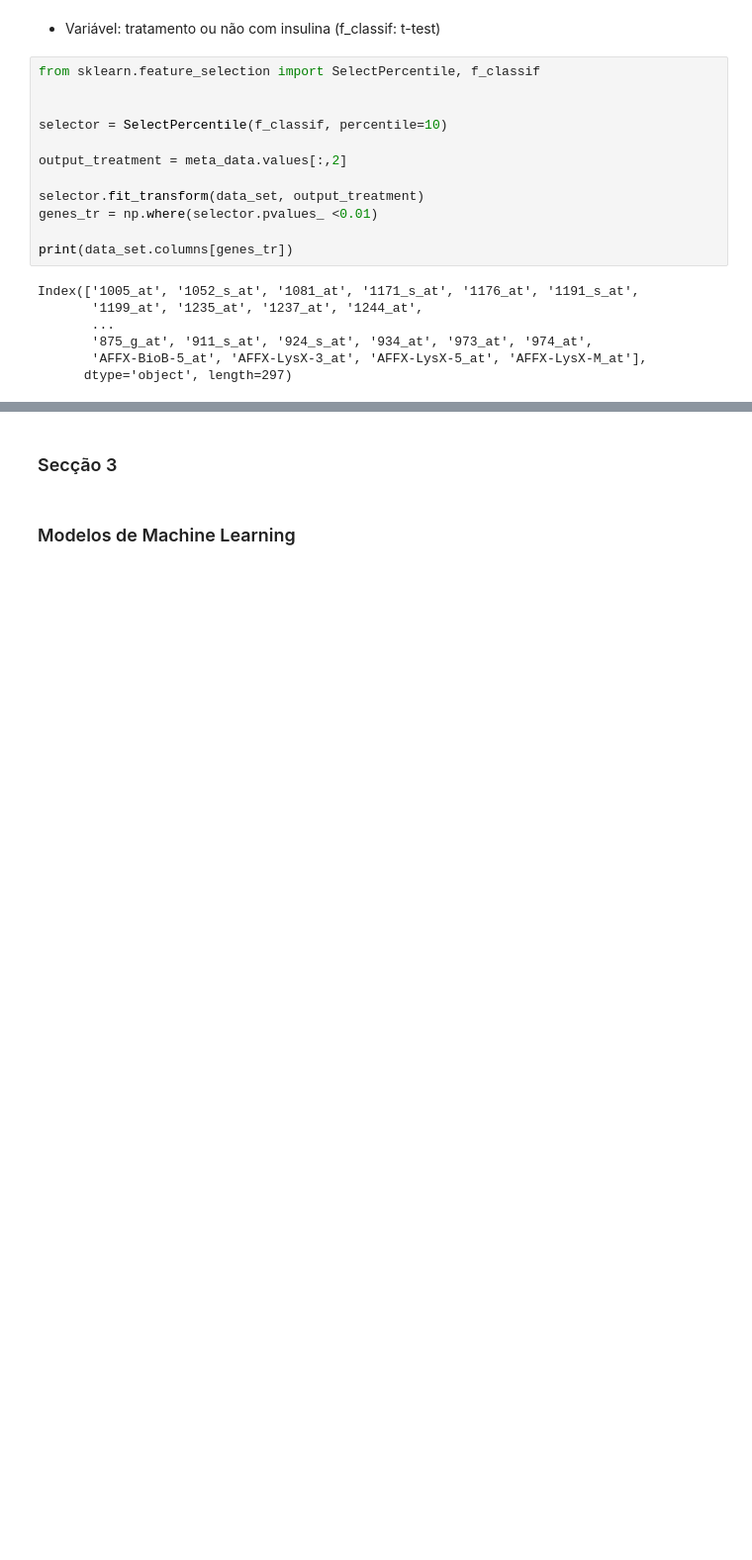
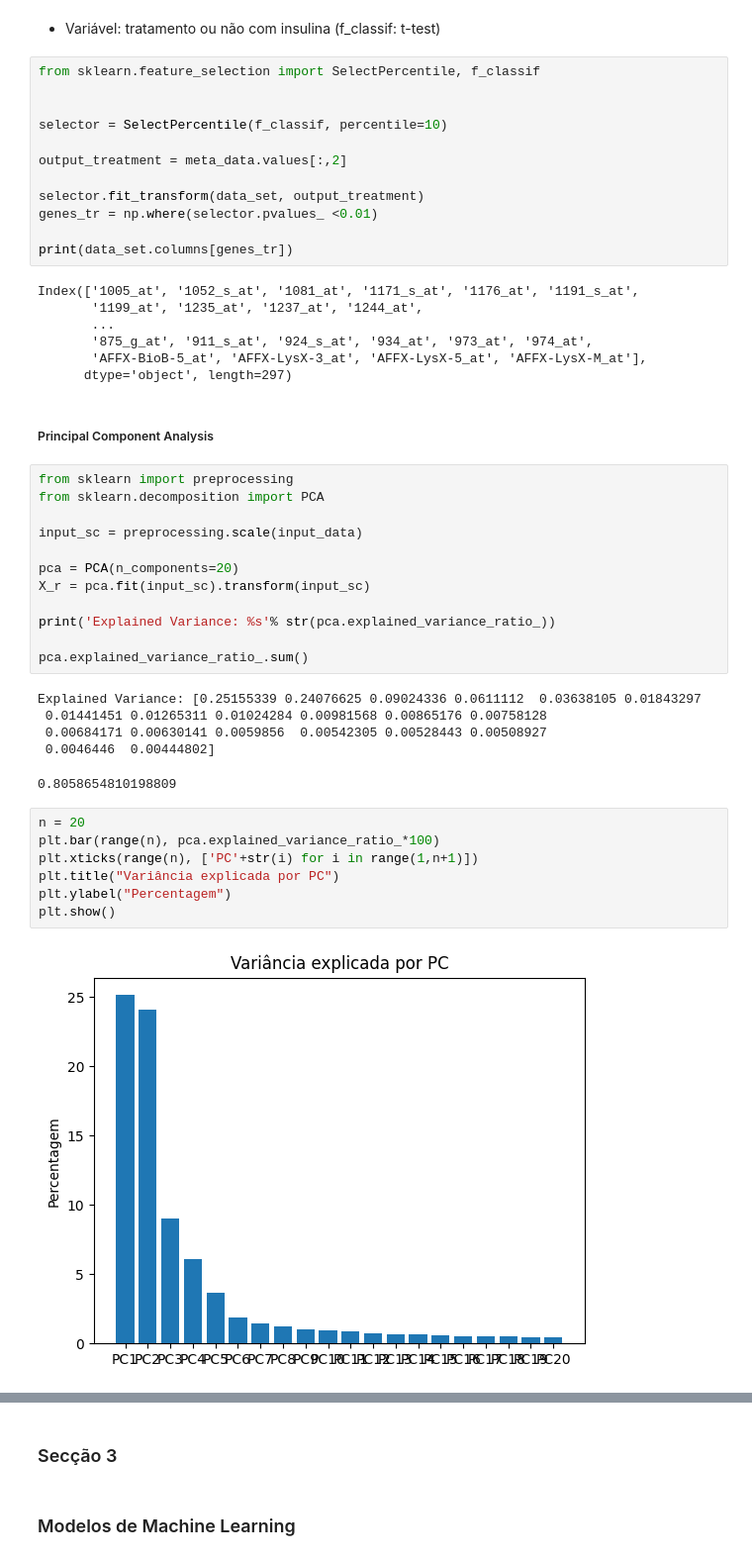
Before and after one commit to bernardo-tardin/Grupo4-B1-Dataset7, a Jupyter notebook: trabalho.ipynb, the cells around one changed output, grey strips where cells are left out. Shown at 99% size. Drawn from its saved outputs; the diff is of its cells as text; blank space fills up the shorter version.

```diff
--- a/trabalho.ipynb
+++ b/trabalho.ipynb
@@ -174,3 +174,32 @@ Index(['1005_at', '1052_s_at', '1081_at', '1171_s_at', '1176_at', '1191_s_at',
        '875_g_at', '911_s_at', '924_s_at', '934_at', '973_at', '974_at',
        'AFFX-BioB-5_at', 'AFFX-LysX-3_at', 'AFFX-LysX-5_at', 'AFFX-LysX-M_at'],
       dtype='object', length=297)
+# %% [markdown]
+##### Principal Component Analysis
+# %%
+from sklearn import preprocessing
+from sklearn.decomposition import PCA
+
+input_sc = preprocessing.scale(input_data)
+
+pca = PCA(n_components=20)
+X_r = pca.fit(input_sc).transform(input_sc)
+
+print('Explained Variance: %s'% str(pca.explained_variance_ratio_))
+
+pca.explained_variance_ratio_.sum()
+# %% [output]
+Explained Variance: [0.25155339 0.24076625 0.09024336 0.0611112  0.03638105 0.01843297
+ 0.01441451 0.01265311 0.01024284 0.00981568 0.00865176 0.00758128
+ 0.00684171 0.00630141 0.0059856  0.00542305 0.00528443 0.00508927
+ 0.0046446  0.00444802]
+0.8058654810198809
+# %%
+n = 20
+plt.bar(range(n), pca.explained_variance_ratio_*100)
+plt.xticks(range(n), ['PC'+str(i) for i in range(1,n+1)])
+plt.title("Variância explicada por PC")
+plt.ylabel("Percentagem")
+plt.show()
+# %% [output]
+[figure, added]
```
Also changed, not shown: parts of 1 cell of this notebook.
